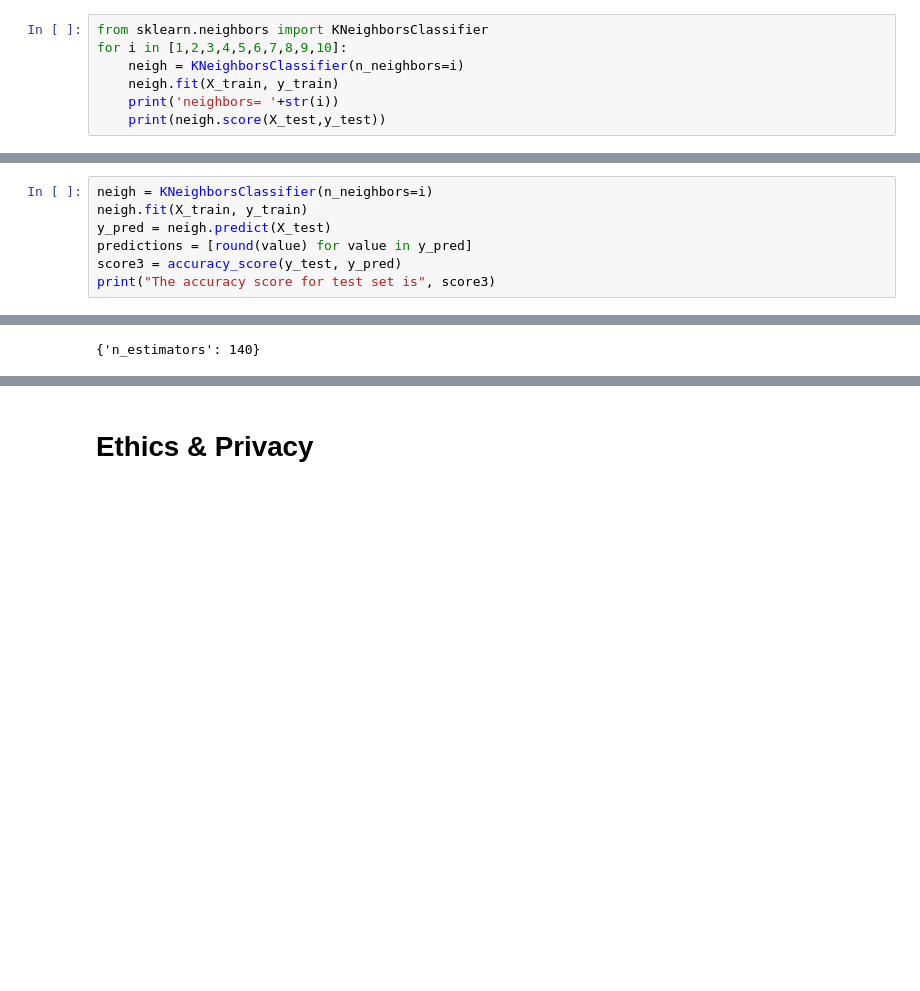
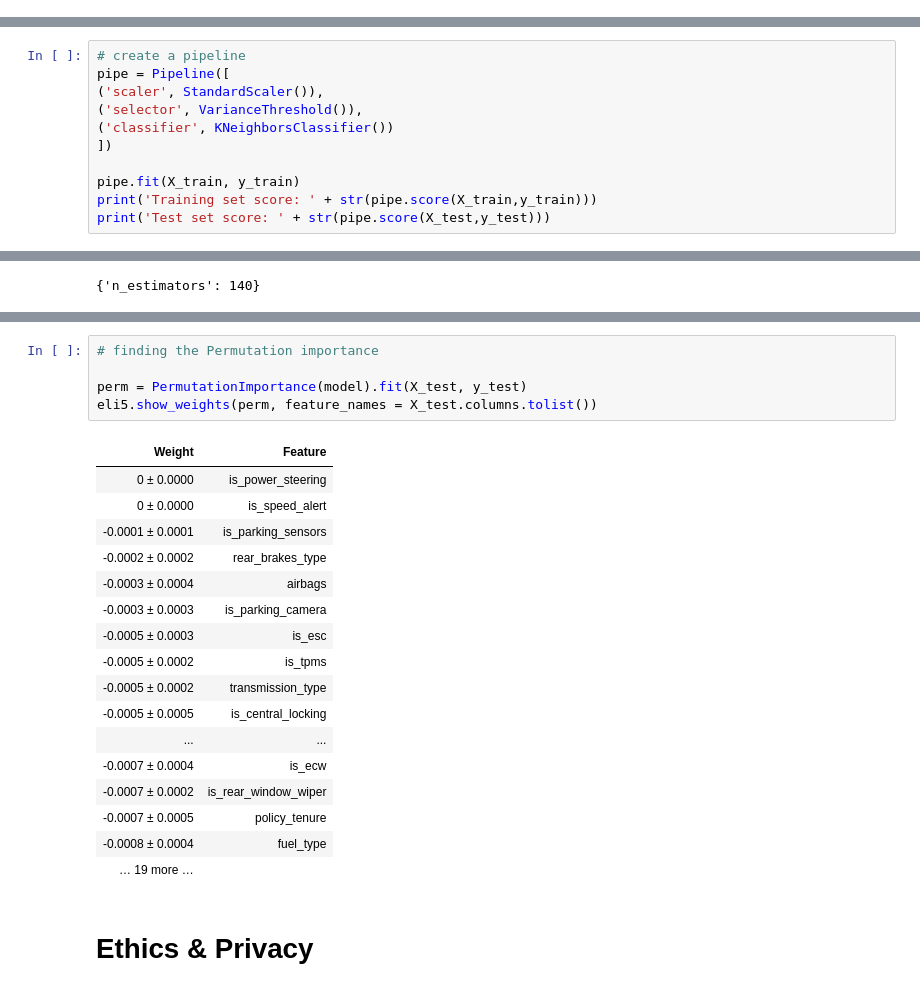
Before and after one commit to vikizzz/car_insurance_claim_prediction, a Jupyter notebook: Car_Insurance_Claim_Prediction.ipynb, the cells around one changed output, grey strips where cells are left out. Drawn from its saved outputs; the diff is of its cells as text; blank space fills up the shorter version.

```diff
--- a/Car_Insurance_Claim_Prediction.ipynb
+++ b/Car_Insurance_Claim_Prediction.ipynb
@@ -394,10 +377,3 @@ eli5.show_weights(perm, feature_names = X_test.columns.tolist())
 **KNN**
 # %% [markdown]
 We then try the KNN model with neighbors ranging from 1 to 10; we check the accuracy for different neighboring values and find the one that produce the best accuracy. We then also check the confusion matrix for this model.
-# %%
-from sklearn.neighbors import KNeighborsClassifier
-for i in [1,2,3,4,5,6,7,8,9,10]:
-    neigh = KNeighborsClassifier(n_neighbors=i)
-    neigh.fit(X_train, y_train)
-    print('neighbors= '+str(i))
-    print(neigh.score(X_test,y_test))
@@ -425,7 +379,0 @@ neighbors= 10
-# %%
-neigh = KNeighborsClassifier(n_neighbors=i)
-neigh.fit(X_train, y_train)
-y_pred = neigh.predict(X_test)
-predictions = [round(value) for value in y_pred]
-score3 = accuracy_score(y_test, y_pred)
-print("The accuracy score for test set is", score3)
@@ -433,0 +383,11 @@ The accuracy score for test set is 0.8792559092072703
+# %%
+# create a pipeline
+pipe = Pipeline([
+('scaler', StandardScaler()),
+('selector', VarianceThreshold()),
+('classifier', KNeighborsClassifier())
+])
+
+pipe.fit(X_train, y_train)
+print('Training set score: ' + str(pipe.score(X_train,y_train)))
+print('Test set score: ' + str(pipe.score(X_test,y_test)))
@@ -542,3 +557,26 @@ weighted avg       0.88      0.92      0.90     11719
+# %%
+# finding the Permutation importance
+
+perm = PermutationImportance(model).fit(X_test, y_test)
+eli5.show_weights(perm, feature_names = X_test.columns.tolist())
+# %% [output]
+| Weight | Feature |
+| 0 ± 0.0000 | is_power_steering |
+| 0 ± 0.0000 | is_speed_alert |
+| -0.0001 ± 0.0001 | is_parking_sensors |
+| -0.0002 ± 0.0002 | rear_brakes_type |
+| -0.0003 ± 0.0004 | airbags |
+| -0.0003 ± 0.0003 | is_parking_camera |
+| -0.0005 ± 0.0003 | is_esc |
+| -0.0005 ± 0.0002 | is_tpms |
+| -0.0005 ± 0.0002 | transmission_type |
+| -0.0005 ± 0.0005 | is_central_locking |
+| ... | ... |
+| -0.0007 ± 0.0004 | is_ecw |
+| -0.0007 ± 0.0002 | is_rear_window_wiper |
+| -0.0007 ± 0.0005 | policy_tenure |
+| -0.0008 ± 0.0004 | fuel_type |
+| … 19 more … |  |
 # %% [markdown]
 # Ethics & Privacy
 # %% [markdown]
```
Also changed, not shown: parts of 31 cells of this notebook, 1 other file.
